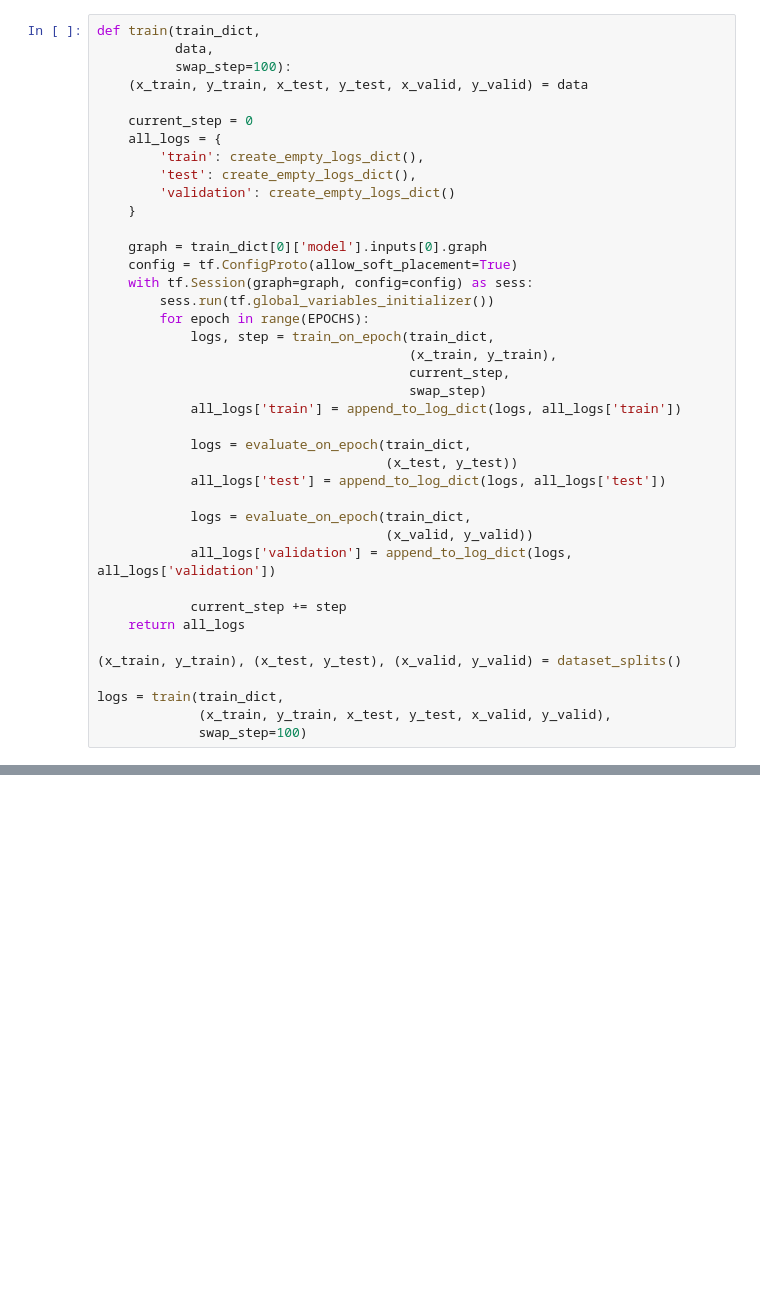
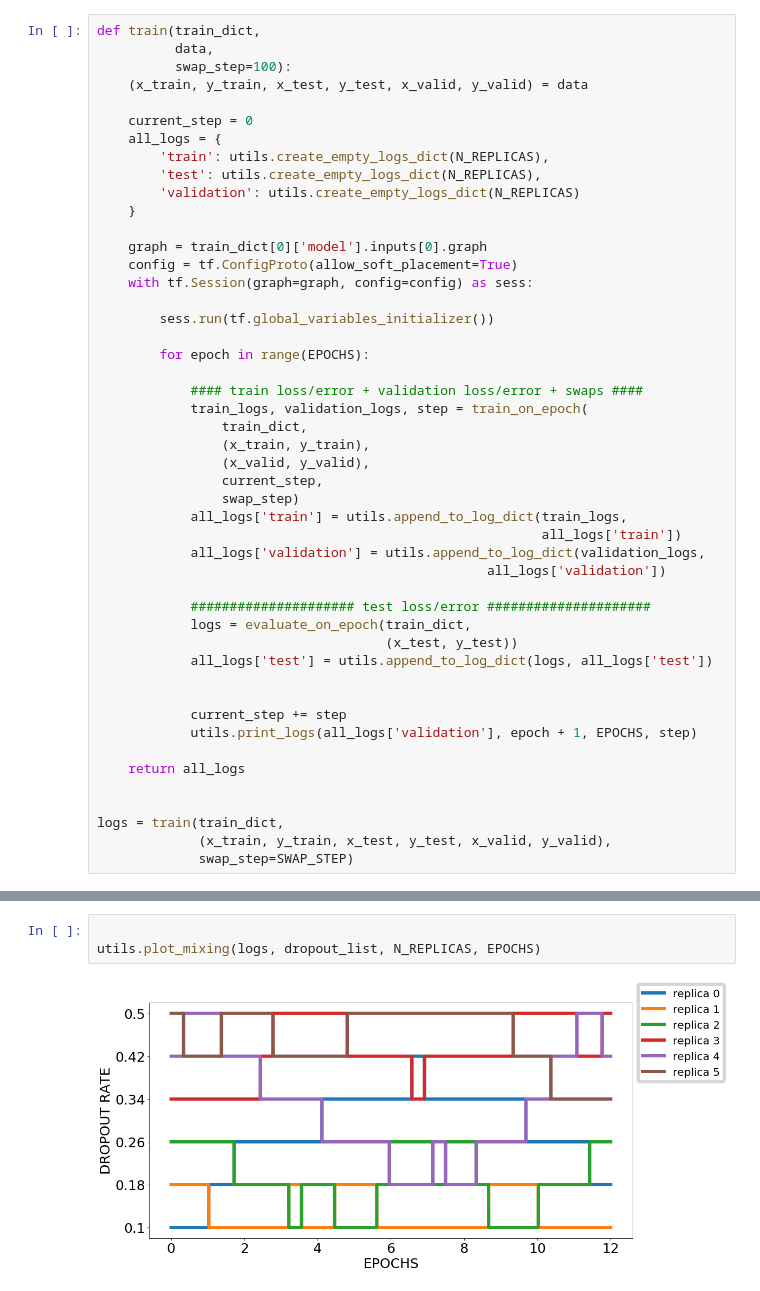
Before and after one commit to vlad-user/ydata-parallel-tempering, a Jupyter notebook: ydata-parallel-tempering.ipynb, the cells around one changed output, grey strips where cells are left out. Saved outputs shown, nothing was run; the diff lists cells and outputs as text; blank space fills up the shorter version.

```diff
--- a/ydata-parallel-tempering.ipynb
+++ b/ydata-parallel-tempering.ipynb
@@ -245,36 +207,44 @@ def train(train_dict,
 
     current_step = 0
     all_logs = {
-        'train': create_empty_logs_dict(),
-        'test': create_empty_logs_dict(),
-        'validation': create_empty_logs_dict()
+        'train': utils.create_empty_logs_dict(N_REPLICAS),
+        'test': utils.create_empty_logs_dict(N_REPLICAS),
+        'validation': utils.create_empty_logs_dict(N_REPLICAS)
     }
 
     graph = train_dict[0]['model'].inputs[0].graph
     config = tf.ConfigProto(allow_soft_placement=True)
     with tf.Session(graph=graph, config=config) as sess:
+
         sess.run(tf.global_variables_initializer())
+
         for epoch in range(EPOCHS):
-            logs, step = train_on_epoch(train_dict,
-                                        (x_train, y_train),
-                                        current_step,
-                                        swap_step)
-            all_logs['train'] = append_to_log_dict(logs, all_logs['train'])
 
+            #### train loss/error + validation loss/error + swaps ####
+            train_logs, validation_logs, step = train_on_epoch(
+                train_dict,
+                (x_train, y_train),
+                (x_valid, y_valid),
+                current_step,
+                swap_step)
+            all_logs['train'] = utils.append_to_log_dict(train_logs,
+                                                         all_logs['train'])
+            all_logs['validation'] = utils.append_to_log_dict(validation_logs,
+                                                  all_logs['validation'])
+
+            ##################### test loss/error #####################
             logs = evaluate_on_epoch(train_dict,
                                      (x_test, y_test))
-            all_logs['test'] = append_to_log_dict(logs, all_logs['test'])
+            all_logs['test'] = utils.append_to_log_dict(logs, all_logs['test'])
 
-            logs = evaluate_on_epoch(train_dict,
-                                     (x_valid, y_valid))
-            all_logs['validation'] = append_to_log_dict(logs, all_logs['validation'])
 
             current_step += step
+            utils.print_logs(all_logs['validation'], epoch + 1, EPOCHS, step)
+
     return all_logs
 
-(x_train, y_train), (x_test, y_test), (x_valid, y_valid) = dataset_splits()
 
 logs = train(train_dict,
              (x_train, y_train, x_test, y_test, x_valid, y_valid),
-             swap_step=100)
+             swap_step=SWAP_STEP)
 # %% [output]
@@ -281,0 +252,5 @@ KeyError: 'validation'
+# %%
+
+utils.plot_mixing(logs, dropout_list, N_REPLICAS, EPOCHS)
+# %% [output]
+[figure, added]
```
Also changed, not shown: parts of 6 cells of this notebook, 1 other file.
